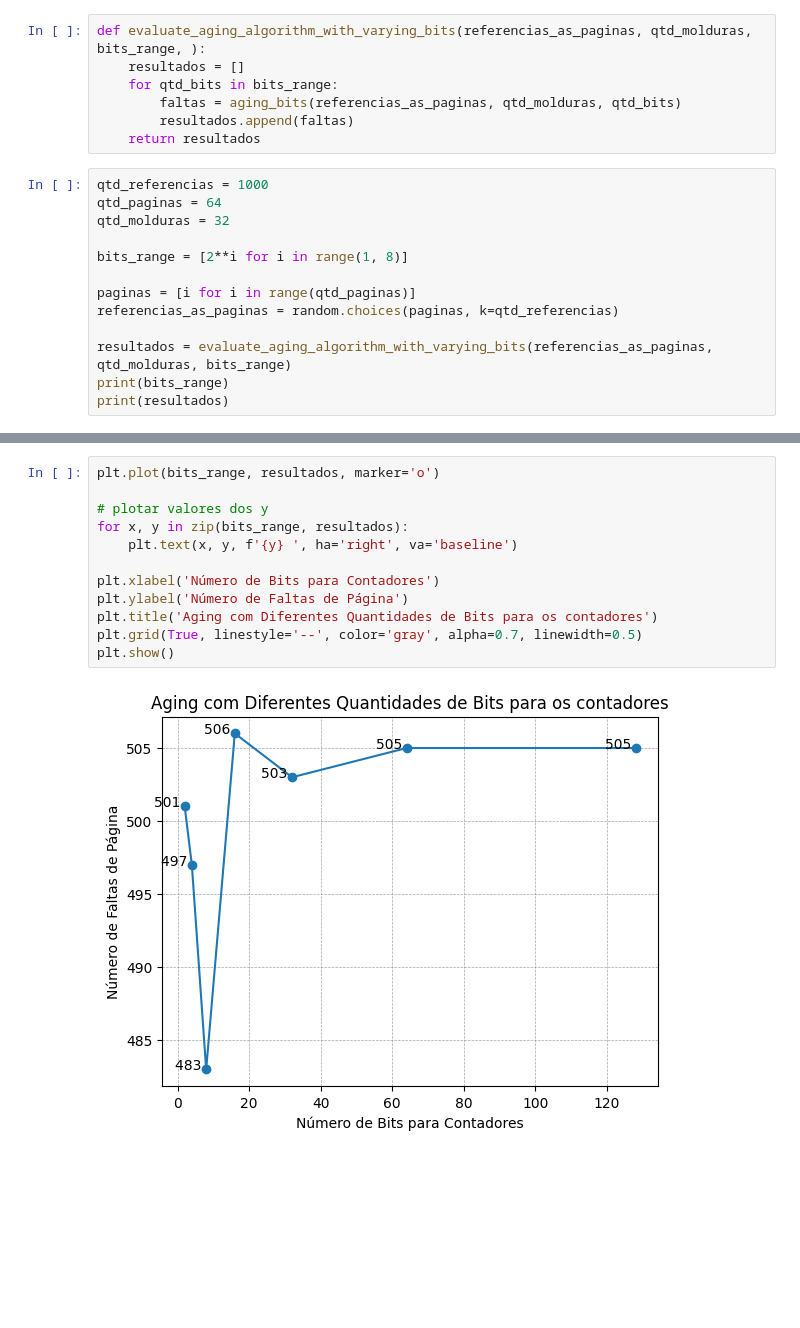
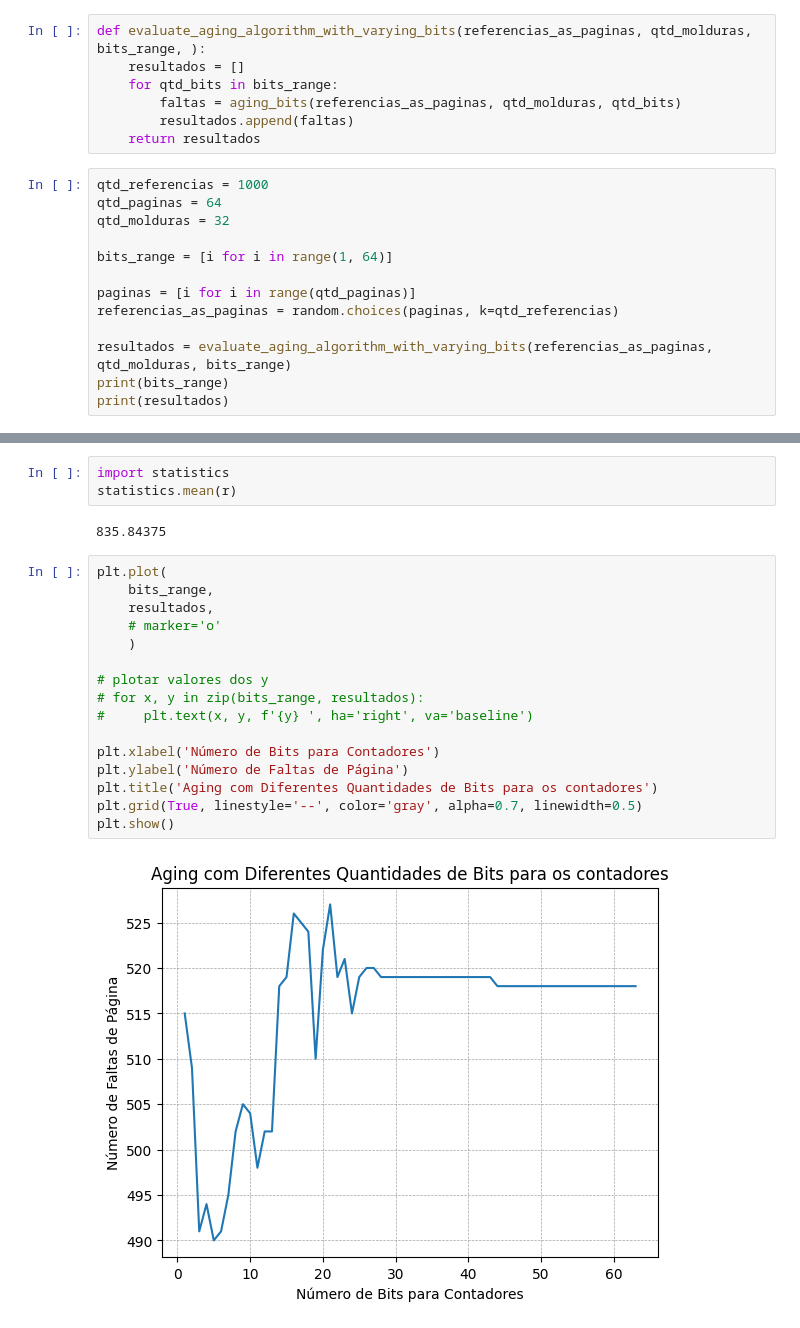
Before and after one commit to myller-silva/SO-trabalho-03---pagina--o, a Jupyter notebook: evaluate_aging_algorithm_with_varying_bits.ipynb, the cells around one changed output, grey strips where cells are left out. Cells and saved outputs as stored; diff of their text form; blank space fills up the shorter version.

```diff
--- a/evaluate_aging_algorithm_with_varying_bits.ipynb
+++ b/evaluate_aging_algorithm_with_varying_bits.ipynb
@@ -138,7 +97,7 @@ qtd_referencias = 1000
 qtd_paginas = 64
 qtd_molduras = 32
 
-bits_range = [2**i for i in range(1, 8)]
+bits_range = [i for i in range(1, 64)]
 
 paginas = [i for i in range(qtd_paginas)]
 referencias_as_paginas = random.choices(paginas, k=qtd_referencias)
@@ -152,14 +153,23 @@ print(resultados)
+# %%
+import statistics
+statistics.mean(r)
+# %% [output]
+835.84375
 # %%
-plt.plot(bits_range, resultados, marker='o')
+plt.plot(
+    bits_range,
+    resultados,
+    # marker='o'
+    )
 
 # plotar valores dos y
-for x, y in zip(bits_range, resultados):
-    plt.text(x, y, f'{y} ', ha='right', va='baseline')
+# for x, y in zip(bits_range, resultados):
+#     plt.text(x, y, f'{y} ', ha='right', va='baseline')
 
 plt.xlabel('Número de Bits para Contadores')
 plt.ylabel('Número de Faltas de Página')
 plt.title('Aging com Diferentes Quantidades de Bits para os contadores')
 plt.grid(True, linestyle='--', color='gray', alpha=0.7, linewidth=0.5)
 plt.show()
 # %% [output]
-[figure, old version]
+[figure, new version]
```
Also changed, not shown: parts of 6 cells of this notebook.
